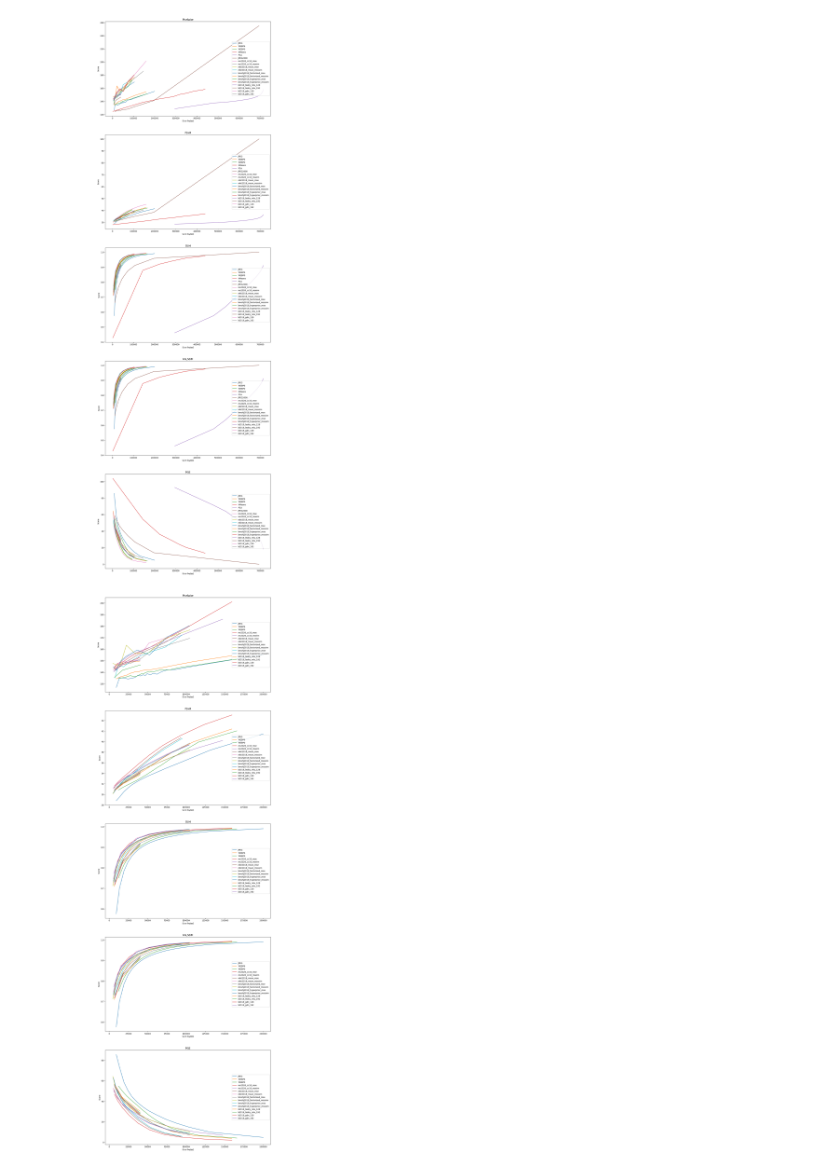
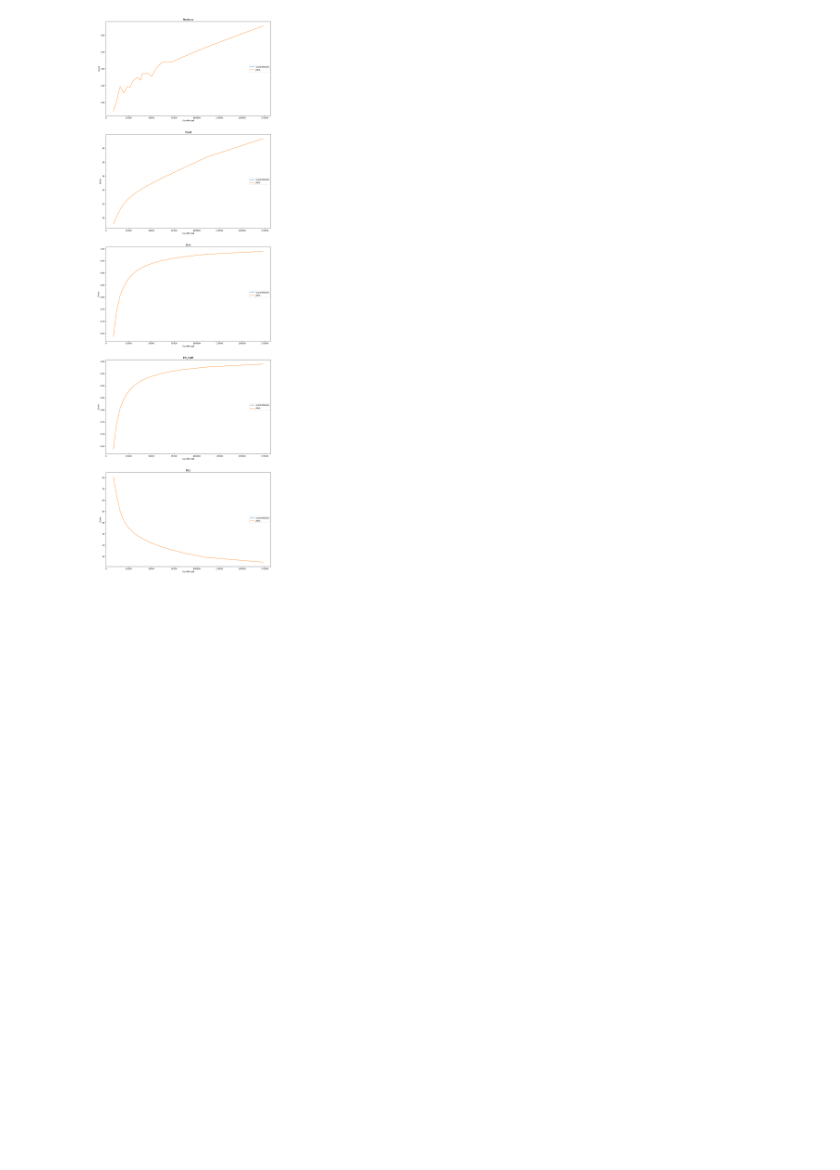
Before and after one commit to a-miscellaneous/awt-pj-ss24-rl-with-image-compression, a Jupyter notebook: benchmarks.ipynb, the cells around one changed output. Cells and saved outputs as stored; diff of their text form; code cells hidden in the pictures; blank space fills up the shorter version.

```diff
--- a/benchmarks.ipynb
+++ b/benchmarks.ipynb
@@ -6,7 +6,7 @@ import eval_handler
 from dataset_handler.kodak import Kodak
 from tqdm import tqdm
 
-compression_algorithms = compression_handler.get_all()
+compression_algorithms = compression_handler.get_jpeg_comp()
 eval_algorithms = eval_handler.get_all()
 dataset = Kodak()
 SAMPLES = 5
@@ -57,42 +143,41 @@ for e_indx, eval_algorithm in enumerate(eval_algorithms):
 # %%
 def save_parsed():
     import json as js
-    with open("parsed_data.txt", "w") as f:
+    with open("parsed_data_jpeg_comparison.txt", "w") as f:
         f.write(js.dumps(parsed))
 
 def load_parsed():
     import json as js
-    with open("parsed_data.txt", "r") as f:
+    with open("parsed_data_jpeg_comparison.txt", "r") as f:
         return js.loads(f.read())
 
-# save_parsed()
+save_parsed()
 loaded = load_parsed()
 # %%
 def plot_data(d, black_list = [], output = "compression_evaluation.png"):
     plot, ax = plt.subplots( len(eval_algorithms),1, figsize=(15, 50))
     # plot, ax = plt.subplots(1, len(eval_algorithms))
     if ax.size == 1:
         ax = [ax]
 
 
     # plot the data
     for e_indx, eval_algorithm in enumerate(eval_algorithms):
 
         for c_indx, compression_algorithm in enumerate(compression_algorithms):
             if c_indx in black_list:
                 continue
             ax[e_indx].plot([x[0] for x in d[eval_algorithm.__class__.__name__][names[c_indx]]], [x[1] for x in d[eval_algorithm.__class__.__name__][names[c_indx]]], label=names[c_indx])
         ax[e_indx].set_title(eval_algorithm.__class__.__name__)
         ax[e_indx].set_xlabel('Size (bytes)')
         ax[e_indx].set_ylabel('Score')
         ax[e_indx].legend(loc="center right", bbox_to_anchor=(1, 0.5))
 
 
     plt.savefig(output)
 
 plot_data(loaded, output = "compression_evaluation.png")
-plot_data(loaded, output = "no_outliers.png", black_list=[3,4,5])
-plot_data(loaded, output = "no_outliers_no_b2018.png", black_list=[3,4,5,14,15,16,17])
+# plot_data(loaded, output = "no_outliers.png", black_list=[3,4,5])
+# plot_data(loaded, output = "no_outliers_no_b2018.png", black_list=[3,4,5,14,15,16,17])
 # %% [output]
-[figure, old version]
+[figure, new version]
-[figure, removed]
```
Also changed, not shown: parts of 3 cells of this notebook, 33 other files.
